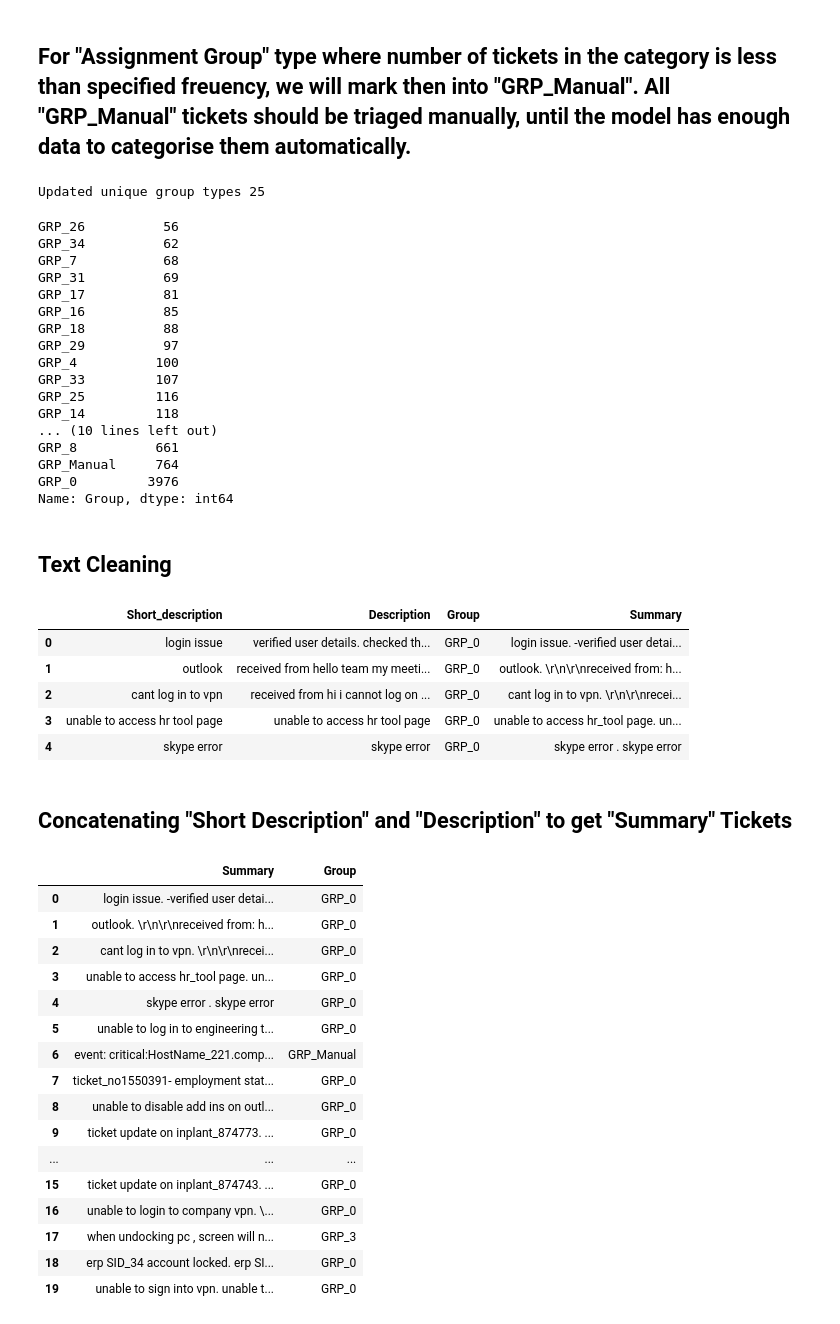
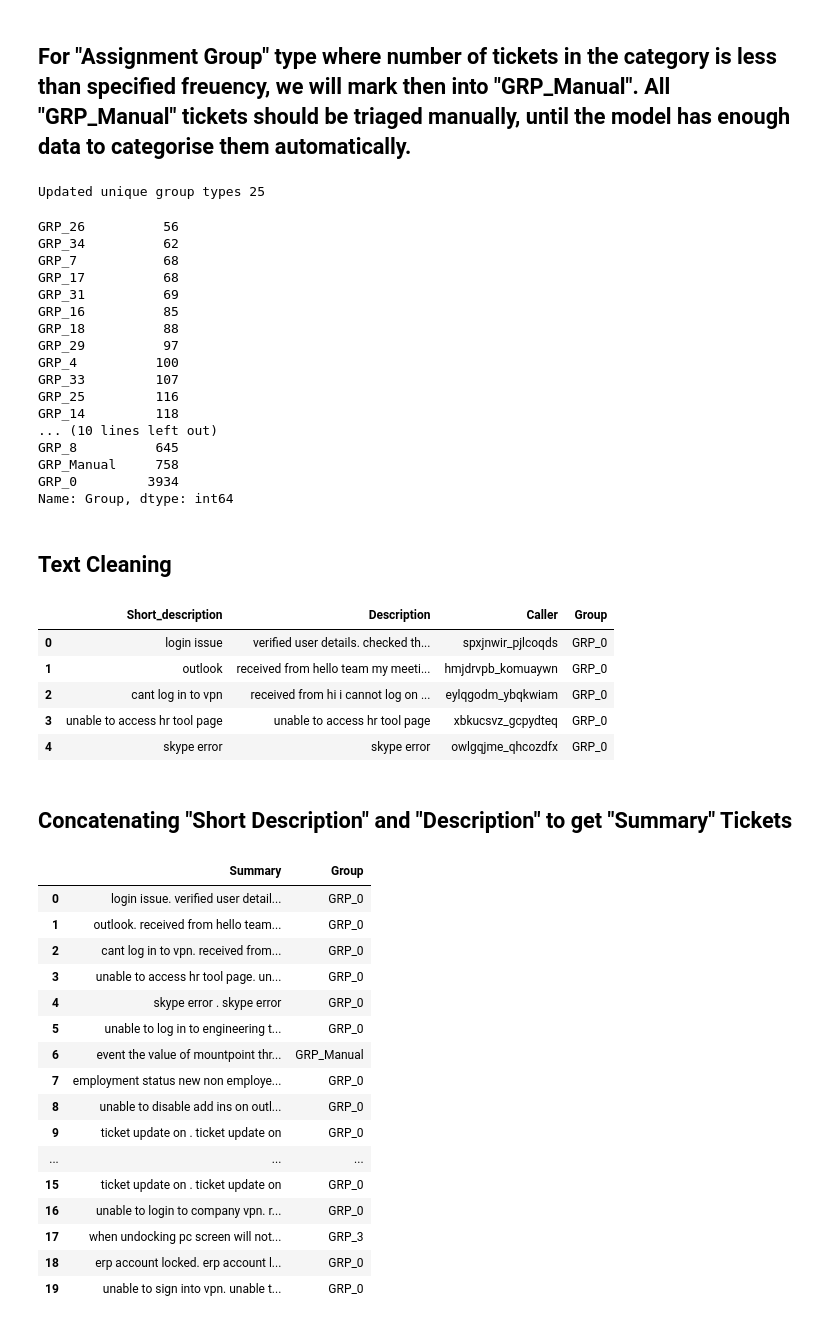
Before and after one commit to GLNLPGroup3/Capstone, a Jupyter notebook: NLP_Automated_Ticket_Assignment_Baseline.ipynb, the cells around one changed output. Drawn from its saved outputs; the diff is of its cells as text; code cells hidden in the pictures.

```diff
--- a/NLP_Automated_Ticket_Assignment_Baseline.ipynb
+++ b/NLP_Automated_Ticket_Assignment_Baseline.ipynb
@@ -102,7 +100,7 @@ file_name = "Ticket_Data.xlsx"
 df = pd.read_excel(file_name,encoding='cp1252')
 df = df.rename(columns = {"Short description": "Short_description",
                           "Assignment group": "Group"})
-DELETE_CALLER = True
+DELETE_CALLER = False
 
 df.head()
 # %% [output]
@@ -128,6 +126,7 @@ Data Description:
 # %% [markdown]
 ## Drop "Caller" column based on flag set by DELETE_CALLER. It seems to be anonymised data (usernames/ids).
 # %%
+df_v1 = df
 if DELETE_CALLER:
   df_v1 = df.drop('Caller',axis=1)
 else:
@@ -148,4 +153,9 @@ df_v1.head(20)
 # %%
+# Drop duplicate rows
+df_v1 = df_v1.drop_duplicates(keep='first', inplace=False)
+
 # Fetch rows with same data in "Short_description" & "Description"
 df_v1[df_v1['Short_description'] == df_v1['Description']].count()
+
+df_v1.shape
 # %% [output]
@@ -212,8 +220,8 @@ Updated unique group types 25
 GRP_26          56
 GRP_34          62
 GRP_7           68
+GRP_17          68
 GRP_31          69
-GRP_17          81
 GRP_16          85
 GRP_18          88
 GRP_29          97
@@ -222,9 +230,9 @@ GRP_33         107
 GRP_25         116
 GRP_14         118
 ... (10 lines left out)
-GRP_8          661
-GRP_Manual     764
-GRP_0         3976
+GRP_8          645
+GRP_Manual     758
+GRP_0         3934
 Name: Group, dtype: int64
 # %% [markdown]
 ## Text Cleaning
@@ -234,39 +242,39 @@ df_v1.Short_description = DP.text_preprocessing(df_v1.Short_description)
 df_v1.Description = DP.text_preprocessing(df_v1.Description)
 df_v1.head()
 # %% [output]
-|  | Short_description | Description | Group | Summary |
-| 0 | login issue | verified user details. checked th... | GRP_0 | login issue. -verified user detai... |
-| 1 | outlook | received from hello team my meeti... | GRP_0 | outlook. \r\n\r\nreceived from: h... |
-| 2 | cant log in to vpn | received from hi i cannot log on ... | GRP_0 | cant log in to vpn. \r\n\r\nrecei... |
-| 3 | unable to access hr tool page | unable to access hr tool page | GRP_0 | unable to access hr_tool page. un... |
-| 4 | skype error | skype error | GRP_0 | skype error . skype error |
+|  | Short_description | Description | Caller | Group |
+| 0 | login issue | verified user details. checked th... | spxjnwir_pjlcoqds | GRP_0 |
+| 1 | outlook | received from hello team my meeti... | hmjdrvpb_komuaywn | GRP_0 |
+| 2 | cant log in to vpn | received from hi i cannot log on ... | eylqgodm_ybqkwiam | GRP_0 |
+| 3 | unable to access hr tool page | unable to access hr tool page | xbkucsvz_gcpydteq | GRP_0 |
+| 4 | skype error | skype error | owlgqjme_qhcozdfx | GRP_0 |
 # %% [markdown]
 ## Concatenating "Short Description" and "Description" to get "Summary" Tickets
 # %%
-df_v1["Summary"] = df_v1['Short_description'].str.cat(df_v1['Description'], sep = ". ")
-if not(DELETE_CALLER):
-  df_v1["Summary"] = df_v1['Summary'].str.cat(df_v1['Caller'], sep = ". ")
-  df_v1 = df_v1.drop(['Caller'],axis=1)
+# df_v1["Summary"] = df_v1['Short_description'].str.cat(df_v1['Description'], sep = ". ")
+# if not(DELETE_CALLER):
+#   df_v1["Summary"] = df_v1['Summary'].str.cat(df_v1['Caller'], sep = ". ")
+#   df_v1 = df_v1.drop(['Caller'],axis=1)
 df_v2 = df_v1.drop(['Short_description','Description'],axis=1)
 df_v2 = df_v2[['Summary','Group']]
 df_v2.head(20)
 # %% [output]
 |  | Summary | Group |
-| 0 | login issue. -verified user detai... | GRP_0 |
-| 1 | outlook. \r\n\r\nreceived from: h... | GRP_0 |
-| 2 | cant log in to vpn. \r\n\r\nrecei... | GRP_0 |
-| 3 | unable to access hr_tool page. un... | GRP_0 |
+| 0 | login issue. verified user detail... | GRP_0 |
+| 1 | outlook. received from hello team... | GRP_0 |
+| 2 | cant log in to vpn. received from... | GRP_0 |
+| 3 | unable to access hr tool page. un... | GRP_0 |
 | 4 | skype error . skype error | GRP_0 |
 | 5 | unable to log in to engineering t... | GRP_0 |
-| 6 | event: critical:HostName_221.comp... | GRP_Manual |
-| 7 | ticket_no1550391- employment stat... | GRP_0 |
+| 6 | event the value of mountpoint thr... | GRP_Manual |
+| 7 | employment status new non employe... | GRP_0 |
 | 8 | unable to disable add ins on outl... | GRP_0 |
-| 9 | ticket update on inplant_874773. ... | GRP_0 |
+| 9 | ticket update on . ticket update on | GRP_0 |
 | ... | ... | ... |
-| 15 | ticket update on inplant_874743. ... | GRP_0 |
-| 16 | unable to login to company vpn. \... | GRP_0 |
-| 17 | when undocking pc , screen will n... | GRP_3 |
-| 18 | erp SID_34 account locked. erp SI... | GRP_0 |
+| 15 | ticket update on . ticket update on | GRP_0 |
+| 16 | unable to login to company vpn. r... | GRP_0 |
+| 17 | when undocking pc screen will not... | GRP_3 |
+| 18 | erp account locked. erp account l... | GRP_0 |
 | 19 | unable to sign into vpn. unable t... | GRP_0 |
 # %%
 # word tokenisation & removal of stop words & gibberish word(by typos, anonymised names)
```
Also changed, not shown: parts of 12 cells of this notebook.
